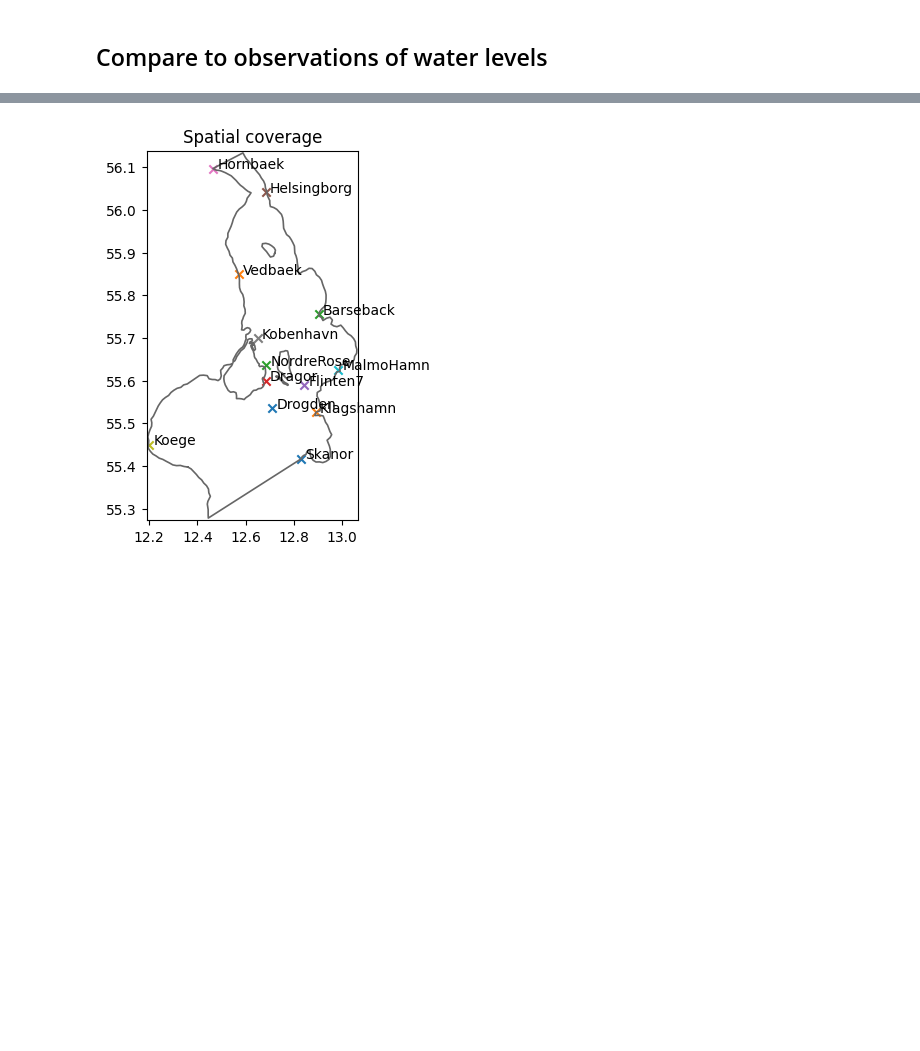
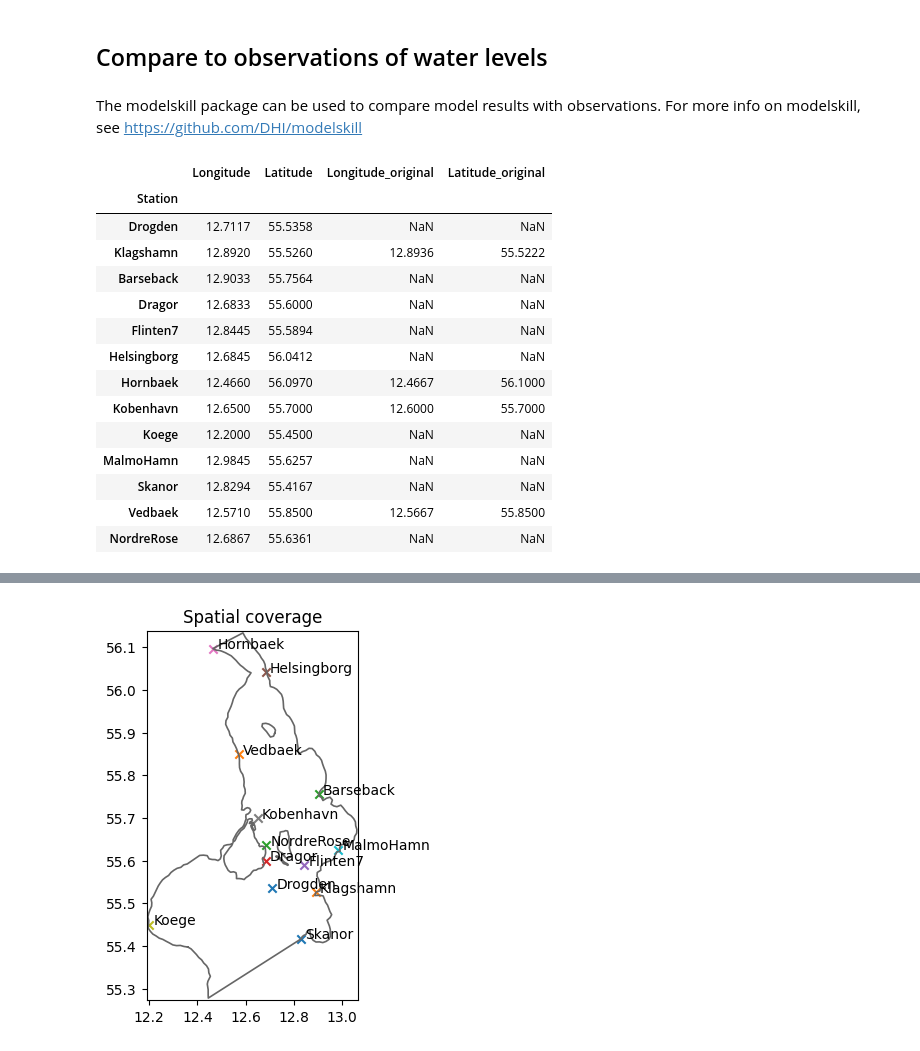
Before and after one commit to DHI/WaterBench-MIKE21HD-Oresund, a Jupyter notebook: code/model_validation_waterlevel.ipynb, the cells around one changed output, grey strips where cells are left out. Drawn from its saved outputs; the diff is of its cells as text; code cells hidden in the pictures; blank space fills up the shorter version.

```diff
--- a/code/model_validation_waterlevel.ipynb
+++ b/code/model_validation_waterlevel.ipynb
@@ -41,3 +38,22 @@ number of items: 39
+# %% [markdown]
+The modelskill package can be used to compare model results with observations.
+For more info on modelskill, see [https://github.com/DHI/modelskill](https://github.com/DHI/modelskill)
 # %%
-df_stn = pd.read_csv(fldr + "stations.csv", index_col=0)
+df_stn = pd.read_csv(root + "observations/stations.csv", index_col=0)
 df_stn
+# %% [output]
+|  | Longitude | Latitude | Longitude_original | Latitude_original |
+| Station |  |  |  |  |
+| Drogden | 12.7117 | 55.5358 | NaN | NaN |
+| Klagshamn | 12.8920 | 55.5260 | 12.8936 | 55.5222 |
+| Barseback | 12.9033 | 55.7564 | NaN | NaN |
+| Dragor | 12.6833 | 55.6000 | NaN | NaN |
+| Flinten7 | 12.8445 | 55.5894 | NaN | NaN |
+| Helsingborg | 12.6845 | 56.0412 | NaN | NaN |
+| Hornbaek | 12.4660 | 56.0970 | 12.4667 | 56.1000 |
+| Kobenhavn | 12.6500 | 55.7000 | 12.6000 | 55.7000 |
+| Koege | 12.2000 | 55.4500 | NaN | NaN |
+| MalmoHamn | 12.9845 | 55.6257 | NaN | NaN |
+| Skanor | 12.8294 | 55.4167 | NaN | NaN |
+| Vedbaek | 12.5710 | 55.8500 | 12.5667 | 55.8500 |
+| NordreRose | 12.6867 | 55.6361 | NaN | NaN |
```
Also changed, not shown: parts of 3 cells of this notebook, 1 other file.
